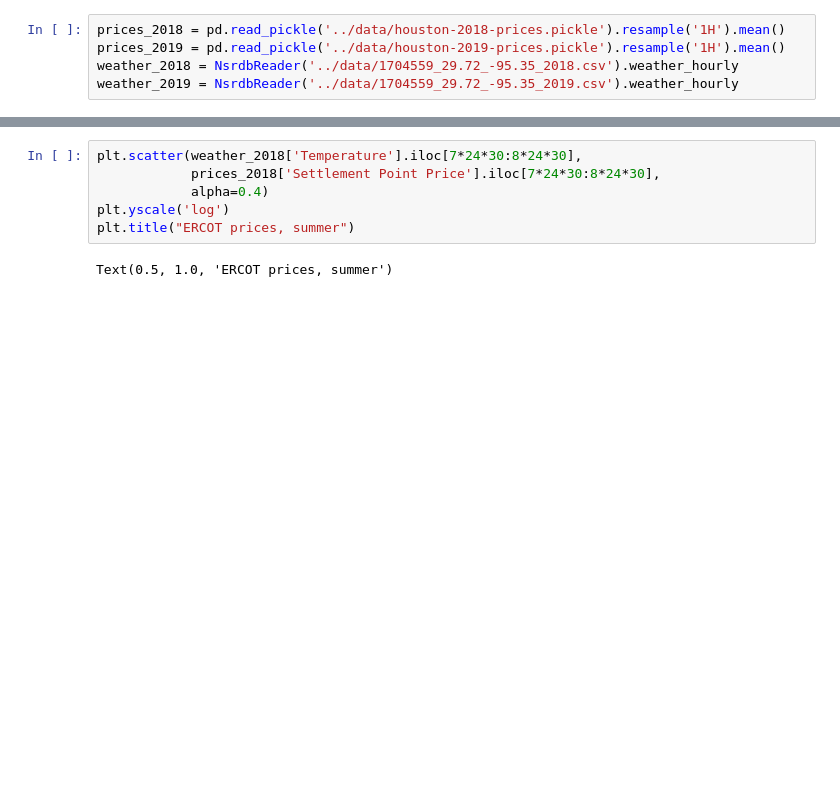
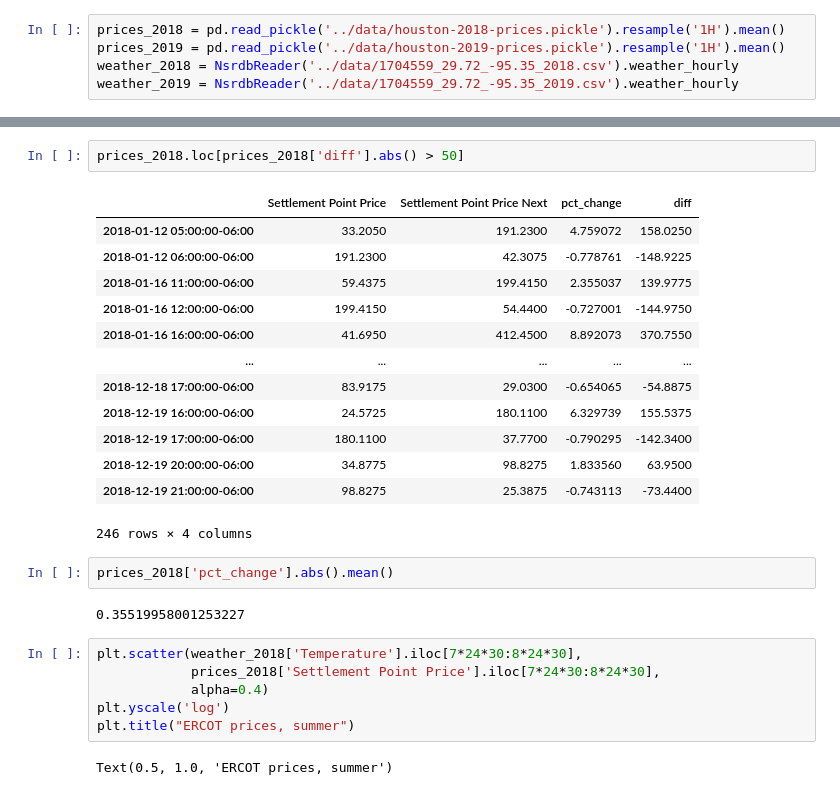
Before and after one commit to dshen109/6-484-proj, a Jupyter notebook: scripts/price-and-weather-comparison.ipynb, the cells around one changed output, grey strips where cells are left out. Drawn from its saved outputs; the diff is of its cells as text; blank space fills up the shorter version.

```diff
--- a/scripts/price-and-weather-comparison.ipynb
+++ b/scripts/price-and-weather-comparison.ipynb
@@ -31,3 +44,23 @@ prices_2018['diff'].hist(bins=50, log=True)
+# %%
+prices_2018.loc[prices_2018['diff'].abs() > 50]
+# %% [output]
+|  | Settlement Point Price | Settlement Point Price Next | pct_change | diff |
+| 2018-01-12 05:00:00-06:00 | 33.2050 | 191.2300 | 4.759072 | 158.0250 |
+| 2018-01-12 06:00:00-06:00 | 191.2300 | 42.3075 | -0.778761 | -148.9225 |
+| 2018-01-16 11:00:00-06:00 | 59.4375 | 199.4150 | 2.355037 | 139.9775 |
+| 2018-01-16 12:00:00-06:00 | 199.4150 | 54.4400 | -0.727001 | -144.9750 |
+| 2018-01-16 16:00:00-06:00 | 41.6950 | 412.4500 | 8.892073 | 370.7550 |
+| ... | ... | ... | ... | ... |
+| 2018-12-18 17:00:00-06:00 | 83.9175 | 29.0300 | -0.654065 | -54.8875 |
+| 2018-12-19 16:00:00-06:00 | 24.5725 | 180.1100 | 6.329739 | 155.5375 |
+| 2018-12-19 17:00:00-06:00 | 180.1100 | 37.7700 | -0.790295 | -142.3400 |
+| 2018-12-19 20:00:00-06:00 | 34.8775 | 98.8275 | 1.833560 | 63.9500 |
+| 2018-12-19 21:00:00-06:00 | 98.8275 | 25.3875 | -0.743113 | -73.4400 |
+246 rows × 4 columns
+# %%
+prices_2018['pct_change'].abs().mean()
+# %% [output]
+0.35519958001253227
 # %%
 plt.scatter(weather_2018['Temperature'].iloc[7*24*30:8*24*30],
             prices_2018['Settlement Point Price'].iloc[7*24*30:8*24*30],
```
Also changed, not shown: parts of 6 cells of this notebook, 4 other files.
